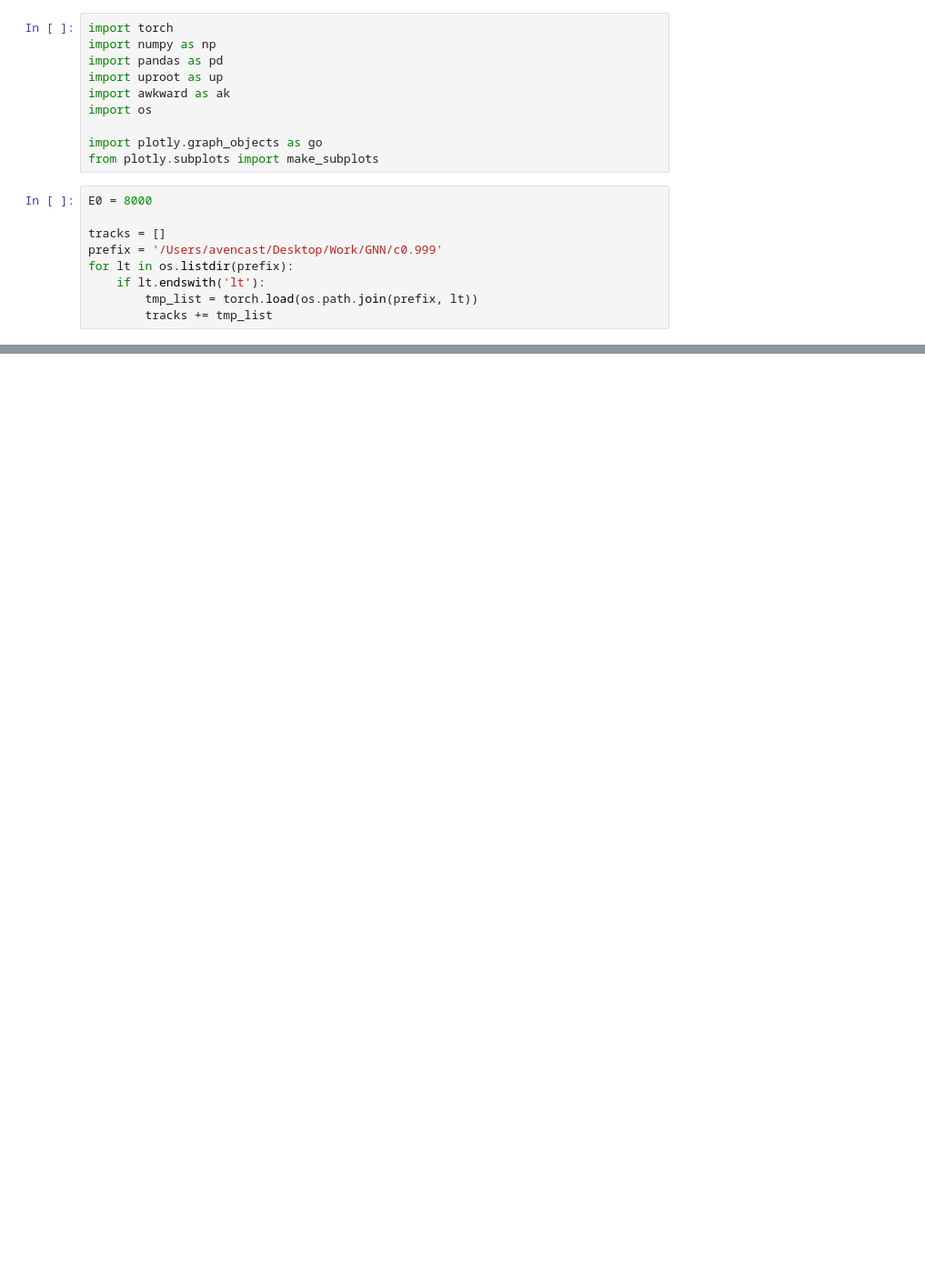
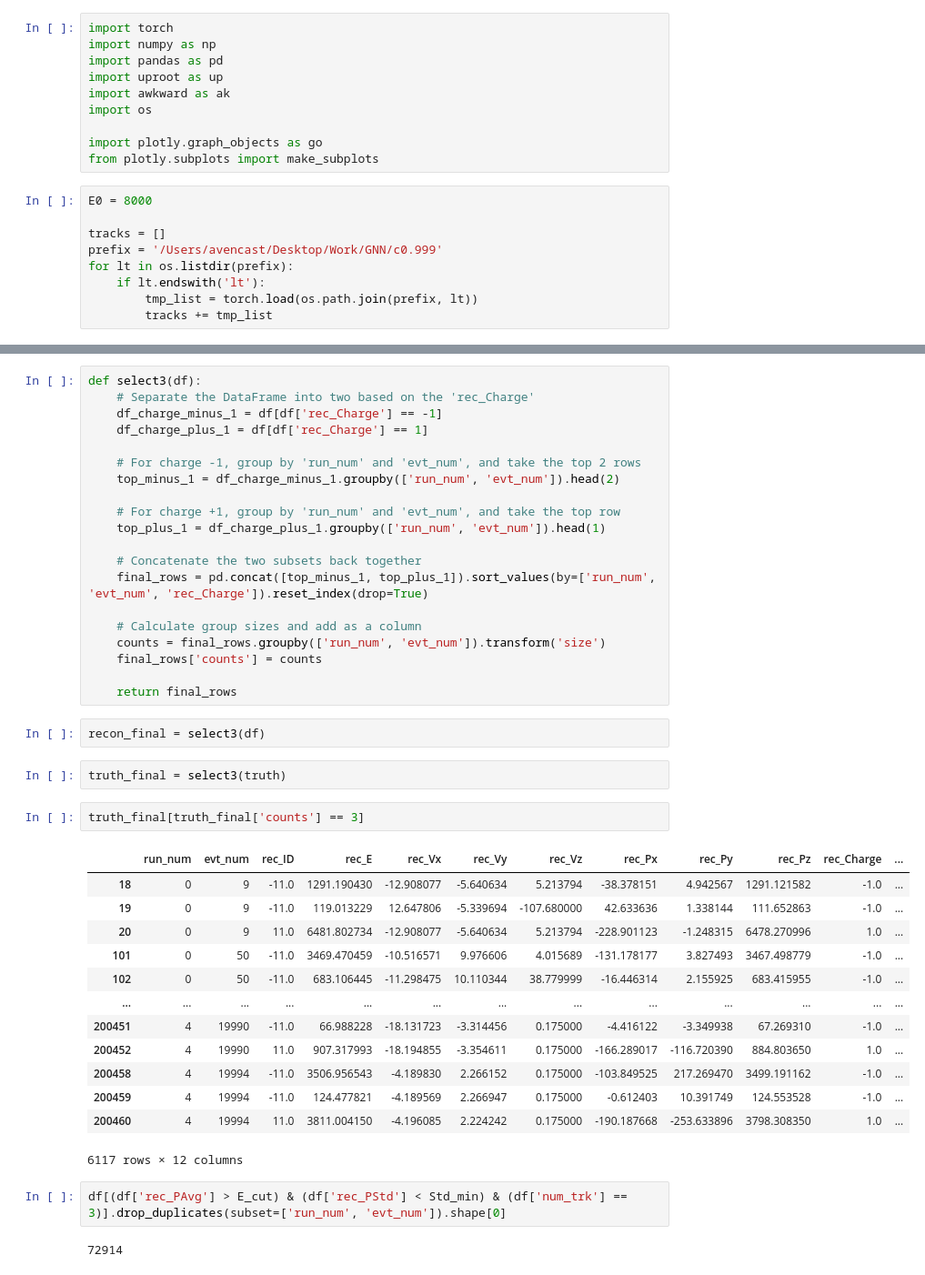
Before and after one commit to Zejia-Lu/trkgnn, a Jupyter notebook: visualization/Analyze_Momentum.ipynb, the cells around one changed output, grey strips where cells are left out. Shown: that part at 91% size. Cells and saved outputs as stored; diff of their text form; blank space fills up the shorter version.

```diff
--- a/visualization/Analyze_Momentum.ipynb
+++ b/visualization/Analyze_Momentum.ipynb
@@ -286,3 +309,47 @@ for nth in [1,2,3]:
 [interactive output not drawn]
 [interactive output not drawn]
 [interactive output not drawn]
+# %%
+def select3(df):
+    # Separate the DataFrame into two based on the 'rec_Charge'
+    df_charge_minus_1 = df[df['rec_Charge'] == -1]
+    df_charge_plus_1 = df[df['rec_Charge'] == 1]
+
+    # For charge -1, group by 'run_num' and 'evt_num', and take the top 2 rows
+    top_minus_1 = df_charge_minus_1.groupby(['run_num', 'evt_num']).head(2)
+
+    # For charge +1, group by 'run_num' and 'evt_num', and take the top row
+    top_plus_1 = df_charge_plus_1.groupby(['run_num', 'evt_num']).head(1)
+
+    # Concatenate the two subsets back together
+    final_rows = pd.concat([top_minus_1, top_plus_1]).sort_values(by=['run_num', 'evt_num', 'rec_Charge']).reset_index(drop=True)
+
+    # Calculate group sizes and add as a column
+    counts = final_rows.groupby(['run_num', 'evt_num']).transform('size')
+    final_rows['counts'] = counts
+
+    return final_rows
+# %%
+recon_final = select3(df)
+# %%
+truth_final = select3(truth)
+# %%
+truth_final[truth_final['counts'] == 3]
+# %% [output]
+|  | run_num | evt_num | rec_ID | rec_E | rec_Vx | rec_Vy | rec_Vz | rec_Px | rec_Py | rec_Pz | rec_Charge | ... |
+| 18 | 0 | 9 | -11.0 | 1291.190430 | -12.908077 | -5.640634 | 5.213794 | -38.378151 | 4.942567 | 1291.121582 | -1.0 | ... |
+| 19 | 0 | 9 | -11.0 | 119.013229 | 12.647806 | -5.339694 | -107.680000 | 42.633636 | 1.338144 | 111.652863 | -1.0 | ... |
+| 20 | 0 | 9 | 11.0 | 6481.802734 | -12.908077 | -5.640634 | 5.213794 | -228.901123 | -1.248315 | 6478.270996 | 1.0 | ... |
+| 101 | 0 | 50 | -11.0 | 3469.470459 | -10.516571 | 9.976606 | 4.015689 | -131.178177 | 3.827493 | 3467.498779 | -1.0 | ... |
+| 102 | 0 | 50 | -11.0 | 683.106445 | -11.298475 | 10.110344 | 38.779999 | -16.446314 | 2.155925 | 683.415955 | -1.0 | ... |
+| ... | ... | ... | ... | ... | ... | ... | ... | ... | ... | ... | ... | ... |
+| 200451 | 4 | 19990 | -11.0 | 66.988228 | -18.131723 | -3.314456 | 0.175000 | -4.416122 | -3.349938 | 67.269310 | -1.0 | ... |
+| 200452 | 4 | 19990 | 11.0 | 907.317993 | -18.194855 | -3.354611 | 0.175000 | -166.289017 | -116.720390 | 884.803650 | 1.0 | ... |
+| 200458 | 4 | 19994 | -11.0 | 3506.956543 | -4.189830 | 2.266152 | 0.175000 | -103.849525 | 217.269470 | 3499.191162 | -1.0 | ... |
+| 200459 | 4 | 19994 | -11.0 | 124.477821 | -4.189569 | 2.266947 | 0.175000 | -0.612403 | 10.391749 | 124.553528 | -1.0 | ... |
+| 200460 | 4 | 19994 | 11.0 | 3811.004150 | -4.196085 | 2.224242 | 0.175000 | -190.187668 | -253.633896 | 3798.308350 | 1.0 | ... |
+6117 rows × 12 columns
+# %%
+df[(df['rec_PAvg'] > E_cut) & (df['rec_PStd'] < Std_min) & (df['num_trk'] == 3)].drop_duplicates(subset=['run_num', 'evt_num']).shape[0]
+# %% [output]
+72914
```
Also changed, not shown: parts of 6 cells of this notebook, 6 other files.
